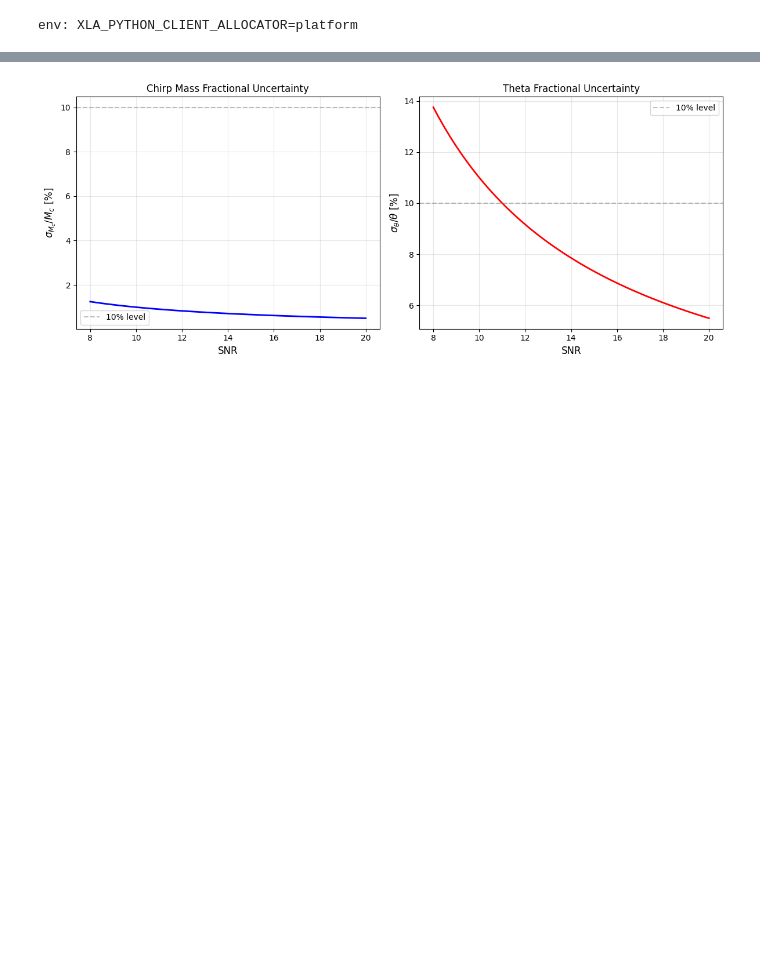
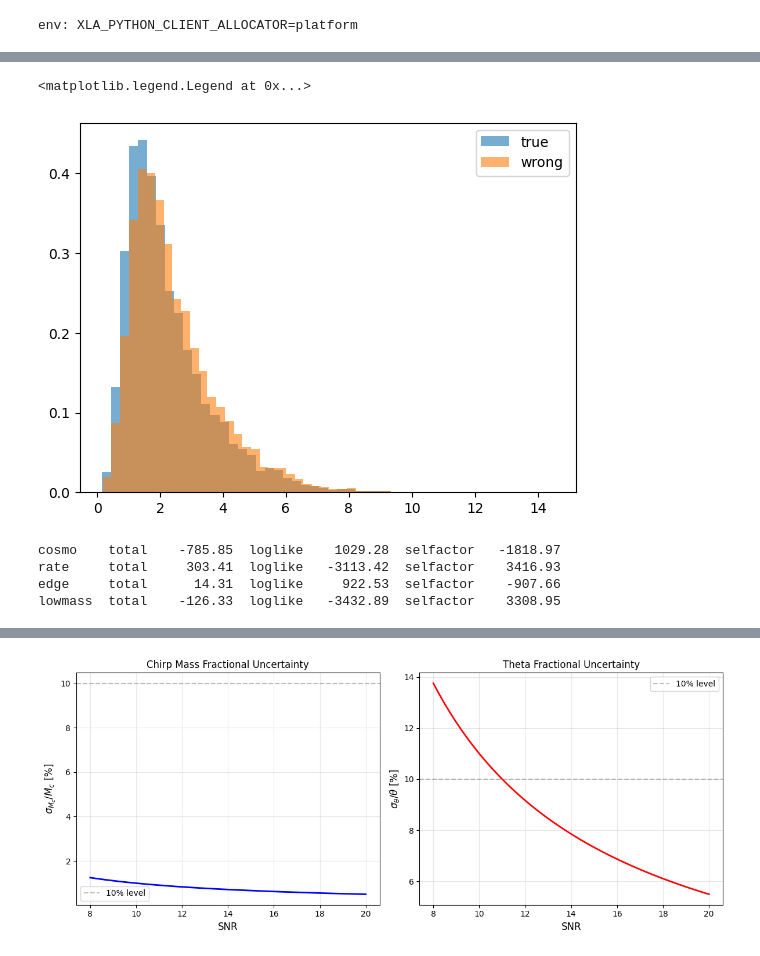
Before and after one commit to abby-moran/GW_pop_cosmo_inference, a Jupyter notebook: scripts/sandbox.ipynb, the cells around one changed output, grey strips where cells are left out. Cells and saved outputs as stored; diff of their text form; code cells hidden in the pictures; blank space fills up the shorter version.

```diff
--- a/scripts/sandbox.ipynb
+++ b/scripts/sandbox.ipynb
@@ -33,3 +33,35 @@ jax.config.update("jax_enable_x64", True)
 from inspect import getfullargspec
 # %% [output]
 env: XLA_PYTHON_CLIENT_ALLOCATOR=platform
+# %%
+import jax
+jax.config.update("jax_enable_x64", True)   # match your fit; remove if you ran float32
+
+import numpy as np, pandas as pd, jax.numpy as jnp
+import numpyro, numpyro.handlers as handlers
+
+from intensity_models_fast import pop_cosmo_model, LogDNDM
+
+# ---- events (your loading code) ----
+pe_file, sel_file = '../runs/CE_98/PE_ne.h5', '../runs/CE_98/sel_ne.h5'     # EDIT
+evt_start, evt_end = 0, 9000              # EDIT
+#pe = pd.read_hdf(pe_file, key="samples").iloc[evt_start:evt_end]
+#m1s = np.asarray(pe["m1"].to_list(), dtype=np.float64)
+#qs = np.asarray(pe["q"].to_list(), dtype=np.float64)
+#dls = np.asarray(pe["dl"].to_list(), dtype=np.float64)
+#pdraws = np.asarray(pe["pdraw"].to_list(), dtype=np.float64)
+
+with h5py.File(pe_file, "r") as f:
+        m1s = f["m1"][evt_start:evt_end]
+        qs = f["q"][evt_start:evt_end]
+        dls = f["dl"][evt_start:evt_end]
+        pdraws = f["pdraw"][evt_start:evt_end]
+pdraws = np.nan_to_num(pdraws, neginf=-1e30, posinf=1e30)
+
+# ---- injections ----
+sel = pd.read_hdf(sel_file, key="true_parameters")
+ndraw = sel["ndraw"].iloc[0]
+m1s_sel = sel["m1"].to_numpy(np.float64)       # EDIT column names to match your file
+qs_sel = sel["q"].to_numpy(np.float64)
+dls_sel = sel["dl"].to_numpy(np.float64)
+pdraw_sel = sel["pdraw_sel"].to_numpy(np.float64)
@@ -35,0 +262,29 @@ env: XLA_PYTHON_CLIENT_ALLOCATOR=platform
+# %%
+dl_mean=np.mean(dls, axis=-1)
+# %%
+zs_true=cosmo_true.z_of_dL(dl_mean)
+zs_wrong=cosmo_wrong.z_of_dL(dl_mean)
+# %%
+plt.hist(zs_true, density=True, bins=50,alpha=.6, label='true' )
+plt.hist(zs_wrong, density=True, bins=50, alpha=.6, label='wrong' )
+plt.legend()
+# %% [output]
+<matplotlib.legend.Legend at 0x...>
+[figure, added]
+# %%
+groups = {
+  "cosmo": ["h", "Omh2", "w"],
+  "rate":  ["lam", "dkappa", "zp"],
+  "edge":  ["mpisn_ref", "dmbhmax", "sigma"],
+  "lowmass": ["mp_low", "msigma_low", "log_fpeak", "a", "b", "c", "log_r", "beta"],
+}
+base = float(breakdown(rec)["total"])
+for g, ks in groups.items():
+    p = {**rec, **{k: truth[k] for k in ks if k in truth}}
+    d = breakdown(p)
+    print(f"{g:8s} total {float(d['total'])-base:10.2f}  loglike {float(d['loglike'])-float(breakdown(rec)['loglike']):10.2f}  selfactor {float(d['selfactor'])-float(breakdown(rec)['selfactor']):10.2f}")
+# %% [output]
+cosmo    total    -785.85  loglike    1029.28  selfactor   -1818.97
+rate     total     303.41  loglike   -3113.42  selfactor    3416.93
+edge     total      14.31  loglike     922.53  selfactor    -907.66
+lowmass  total    -126.33  loglike   -3432.89  selfactor    3308.95
```
Also changed, not shown: parts of 32 cells of this notebook, 14 other files.
